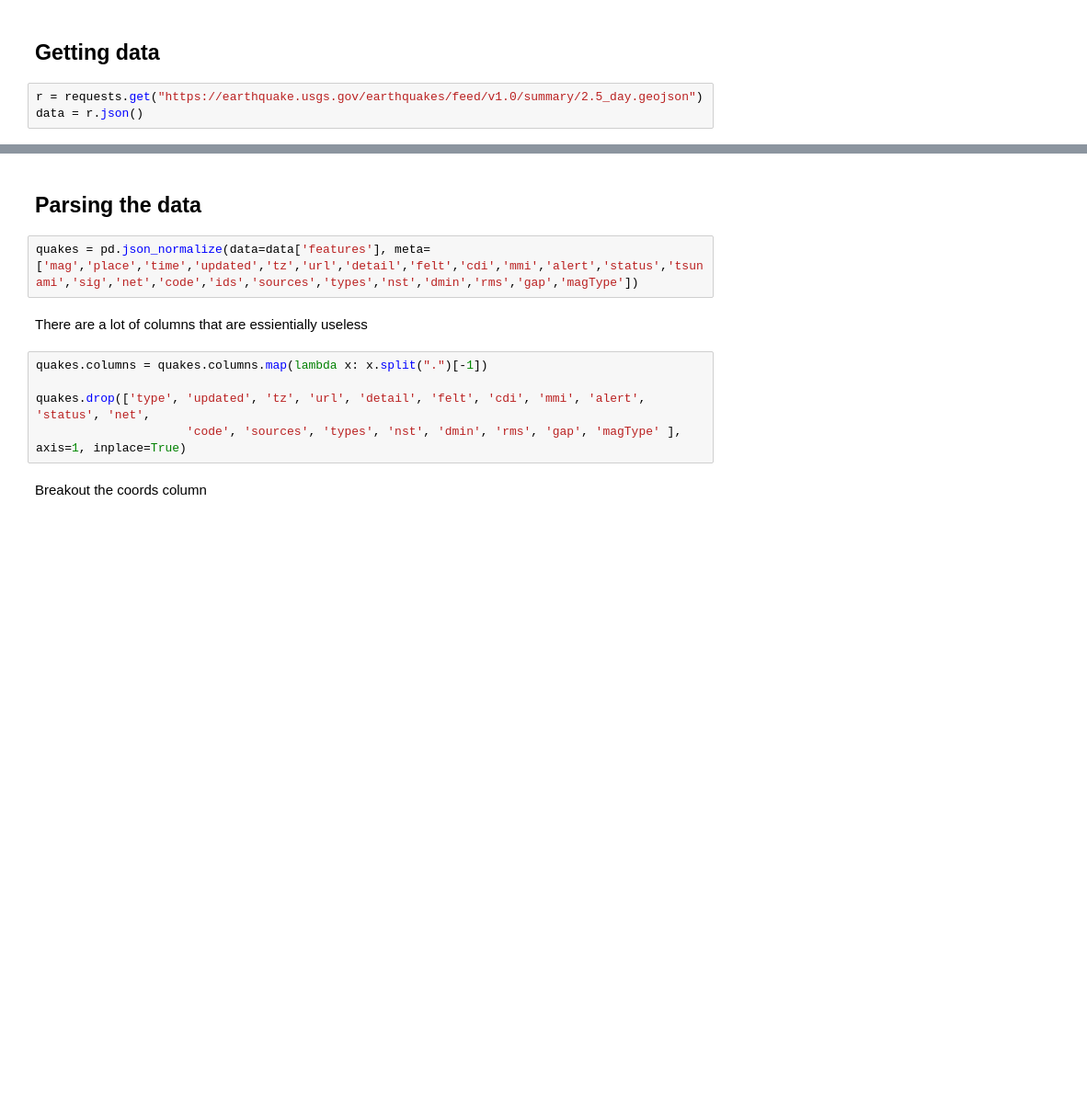
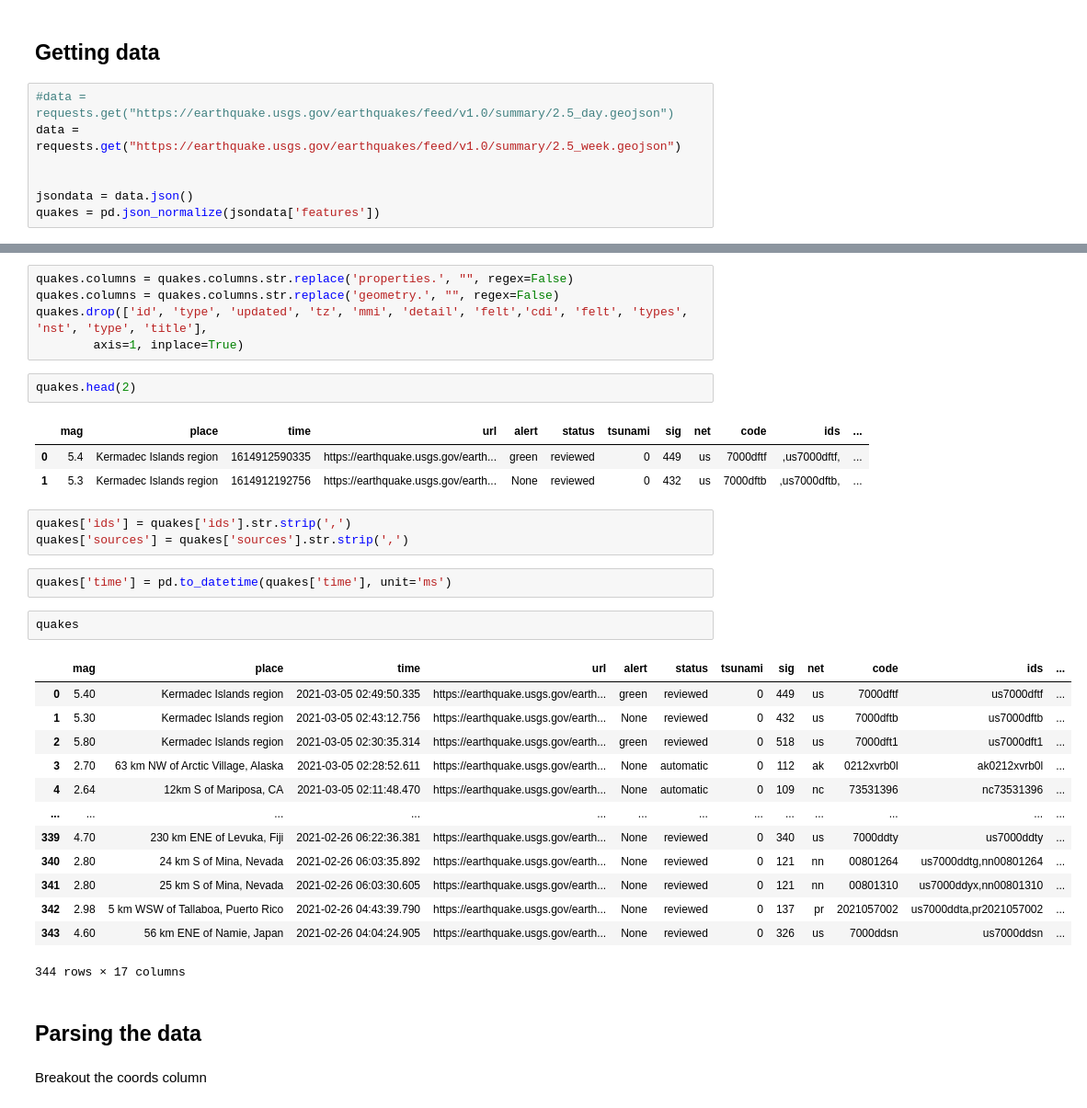
Before and after one commit to hrokr/Pybraries, a Jupyter notebook: folium/quakes/quake.ipynb, the cells around one changed output, grey strips where cells are left out. Shown at 92% size. Cells and saved outputs as stored; diff of their text form; blank space fills up the shorter version.

```diff
--- a/folium/quakes/quake.ipynb
+++ b/folium/quakes/quake.ipynb
@@ -78,5 +78,9 @@ schema = {
 # %% [markdown]
 ## Getting data
 # %%
-r = requests.get("https://earthquake.usgs.gov/earthquakes/feed/v1.0/summary/2.5_day.geojson")
-data = r.json()
+#data = requests.get("https://earthquake.usgs.gov/earthquakes/feed/v1.0/summary/2.5_day.geojson")
+data = requests.get("https://earthquake.usgs.gov/earthquakes/feed/v1.0/summary/2.5_week.geojson")
+
+
+jsondata = data.json()
+quakes = pd.json_normalize(jsondata['features'])
@@ -139,14 +102,37 @@ df['dtg'].to_datetime(df['dtg'])
+# %%
+quakes.columns = quakes.columns.str.replace('properties.', "", regex=False)
+quakes.columns = quakes.columns.str.replace('geometry.', "", regex=False)
+quakes.drop(['id', 'type', 'updated', 'tz', 'mmi', 'detail', 'felt','cdi', 'felt', 'types', 'nst', 'type', 'title'],
+        axis=1, inplace=True)
+# %%
+quakes.head(2)
+# %% [output]
+|  | mag | place | time | url | alert | status | tsunami | sig | net | code | ids | ... |
+| 0 | 5.4 | Kermadec Islands region | 1614912590335 | https://earthquake.usgs.gov/earth... | green | reviewed | 0 | 449 | us | 7000dftf | ,us7000dftf, | ... |
+| 1 | 5.3 | Kermadec Islands region | 1614912192756 | https://earthquake.usgs.gov/earth... | None | reviewed | 0 | 432 | us | 7000dftb | ,us7000dftb, | ... |
+# %%
+quakes['ids'] = quakes['ids'].str.strip(',')
+quakes['sources'] = quakes['sources'].str.strip(',')
+# %%
+quakes['time'] = pd.to_datetime(quakes['time'], unit='ms')
+# %%
+quakes
+# %% [output]
+|  | mag | place | time | url | alert | status | tsunami | sig | net | code | ids | ... |
+| 0 | 5.40 | Kermadec Islands region | 2021-03-05 02:49:50.335 | https://earthquake.usgs.gov/earth... | green | reviewed | 0 | 449 | us | 7000dftf | us7000dftf | ... |
+| 1 | 5.30 | Kermadec Islands region | 2021-03-05 02:43:12.756 | https://earthquake.usgs.gov/earth... | None | reviewed | 0 | 432 | us | 7000dftb | us7000dftb | ... |
+| 2 | 5.80 | Kermadec Islands region | 2021-03-05 02:30:35.314 | https://earthquake.usgs.gov/earth... | green | reviewed | 0 | 518 | us | 7000dft1 | us7000dft1 | ... |
+| 3 | 2.70 | 63 km NW of Arctic Village, Alaska | 2021-03-05 02:28:52.611 | https://earthquake.usgs.gov/earth... | None | automatic | 0 | 112 | ak | 0212xvrb0l | ak0212xvrb0l | ... |
+| 4 | 2.64 | 12km S of Mariposa, CA | 2021-03-05 02:11:48.470 | https://earthquake.usgs.gov/earth... | None | automatic | 0 | 109 | nc | 73531396 | nc73531396 | ... |
+| ... | ... | ... | ... | ... | ... | ... | ... | ... | ... | ... | ... | ... |
+| 339 | 4.70 | 230 km ENE of Levuka, Fiji | 2021-02-26 06:22:36.381 | https://earthquake.usgs.gov/earth... | None | reviewed | 0 | 340 | us | 7000ddty | us7000ddty | ... |
+| 340 | 2.80 | 24 km S of Mina, Nevada | 2021-02-26 06:03:35.892 | https://earthquake.usgs.gov/earth... | None | reviewed | 0 | 121 | nn | 00801264 | us7000ddtg,nn00801264 | ... |
+| 341 | 2.80 | 25 km S of Mina, Nevada | 2021-02-26 06:03:30.605 | https://earthquake.usgs.gov/earth... | None | reviewed | 0 | 121 | nn | 00801310 | us7000ddyx,nn00801310 | ... |
+| 342 | 2.98 | 5 km WSW of Tallaboa, Puerto Rico | 2021-02-26 04:43:39.790 | https://earthquake.usgs.gov/earth... | None | reviewed | 0 | 137 | pr | 2021057002 | us7000ddta,pr2021057002 | ... |
+| 343 | 4.60 | 56 km ENE of Namie, Japan | 2021-02-26 04:04:24.905 | https://earthquake.usgs.gov/earth... | None | reviewed | 0 | 326 | us | 7000ddsn | us7000ddsn | ... |
+344 rows × 17 columns
 # %% [markdown]
 ## Parsing the data
-# %%
-quakes = pd.json_normalize(data=data['features'], meta=['mag','place','time','updated','tz','url','detail','felt','cdi','mmi','alert','status','tsunami','sig','net','code','ids','sources','types','nst','dmin','rms','gap','magType'])
-# %% [markdown]
-There are a lot of columns that are essientially useless
-# %%
-quakes.columns = quakes.columns.map(lambda x: x.split(".")[-1])
-
-quakes.drop(['type', 'updated', 'tz', 'url', 'detail', 'felt', 'cdi', 'mmi', 'alert', 'status', 'net',
-                     'code', 'sources', 'types', 'nst', 'dmin', 'rms', 'gap', 'magType' ], axis=1, inplace=True)
 # %% [markdown]
 Breakout the coords column
 # %%
```
Also changed, not shown: parts of 19 cells of this notebook.
